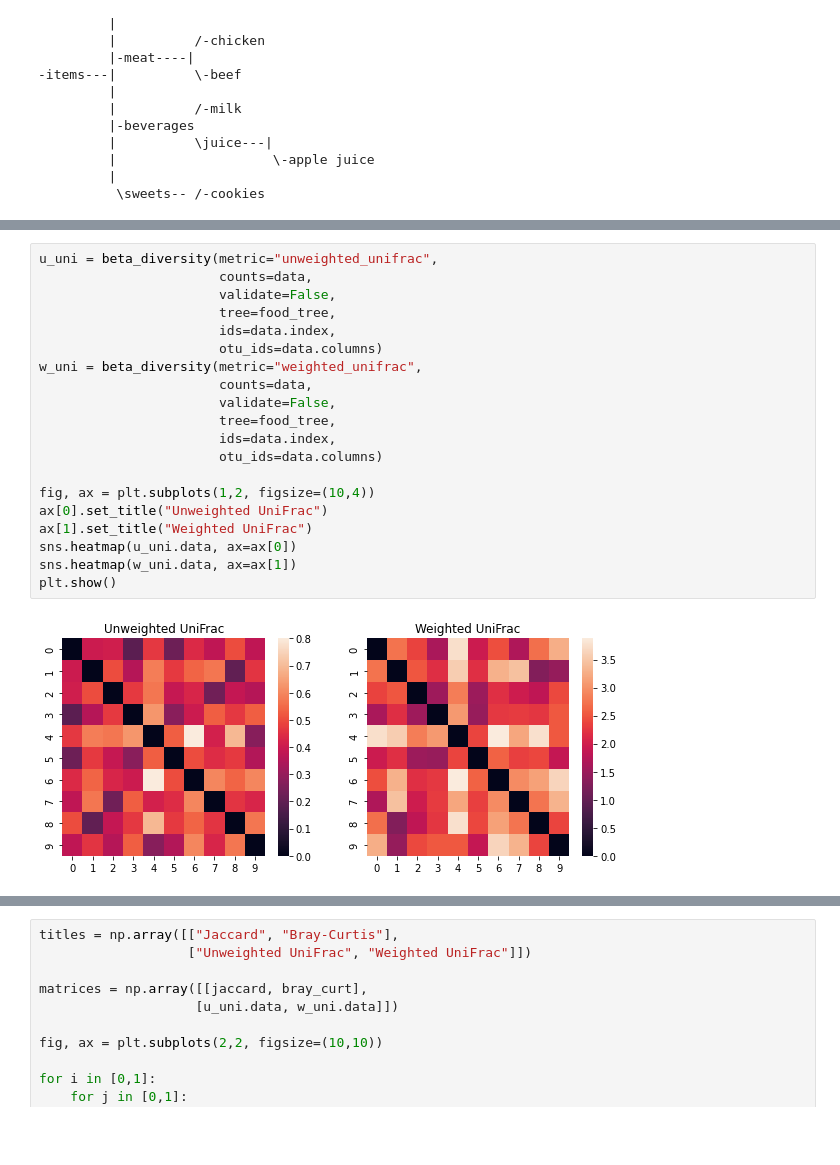
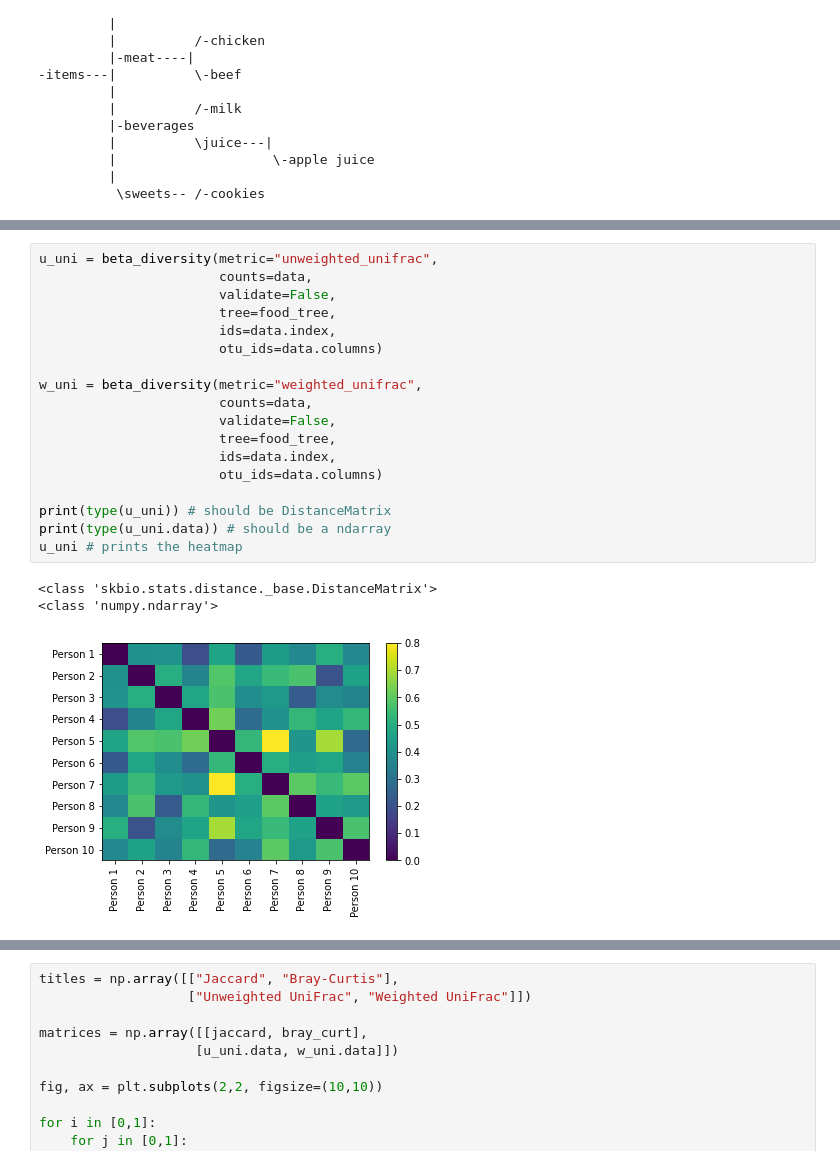
Before and after one commit to sterrettJD/CSCI-6118-Project, a Jupyter notebook: Notebooks/Beta-diversity.ipynb, the cells around one changed output, grey strips where cells are left out. Cells and saved outputs as stored; diff of their text form; blank space fills up the shorter version.

Commit message:
Add UniFrac explanations more thoroughly

```diff
--- a/Notebooks/Beta-diversity.ipynb
+++ b/Notebooks/Beta-diversity.ipynb
@@ -248,22 +269,22 @@ for node in food_tree.postorder():
 # %%
 u_uni = beta_diversity(metric="unweighted_unifrac",
                        counts=data,
                        validate=False,
                        tree=food_tree,
                        ids=data.index,
                        otu_ids=data.columns)
+
 w_uni = beta_diversity(metric="weighted_unifrac",
                        counts=data,
                        validate=False,
                        tree=food_tree,
                        ids=data.index,
                        otu_ids=data.columns)
 
-fig, ax = plt.subplots(1,2, figsize=(10,4))
-ax[0].set_title("Unweighted UniFrac")
-ax[1].set_title("Weighted UniFrac")
-sns.heatmap(u_uni.data, ax=ax[0])
-sns.heatmap(w_uni.data, ax=ax[1])
-plt.show()
+print(type(u_uni)) # should be DistanceMatrix
+print(type(u_uni.data)) # should be a ndarray
+u_uni # prints the heatmap
 # %% [output]
+<class 'skbio.stats.distance._base.DistanceMatrix'>
+<class 'numpy.ndarray'>
-[figure, old version]
+[figure, new version]
```
Also changed, not shown: parts of 6 cells of this notebook.
